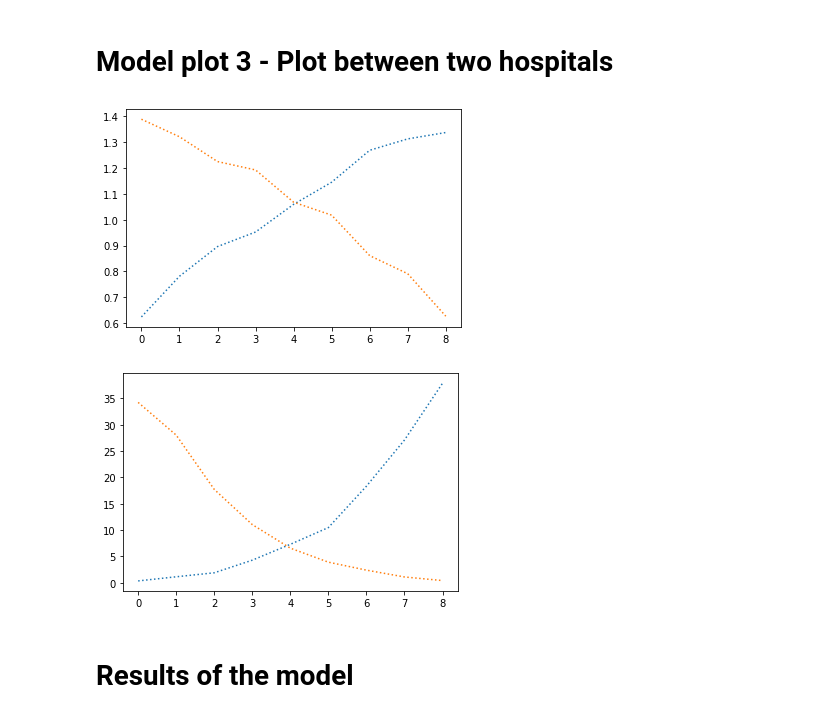
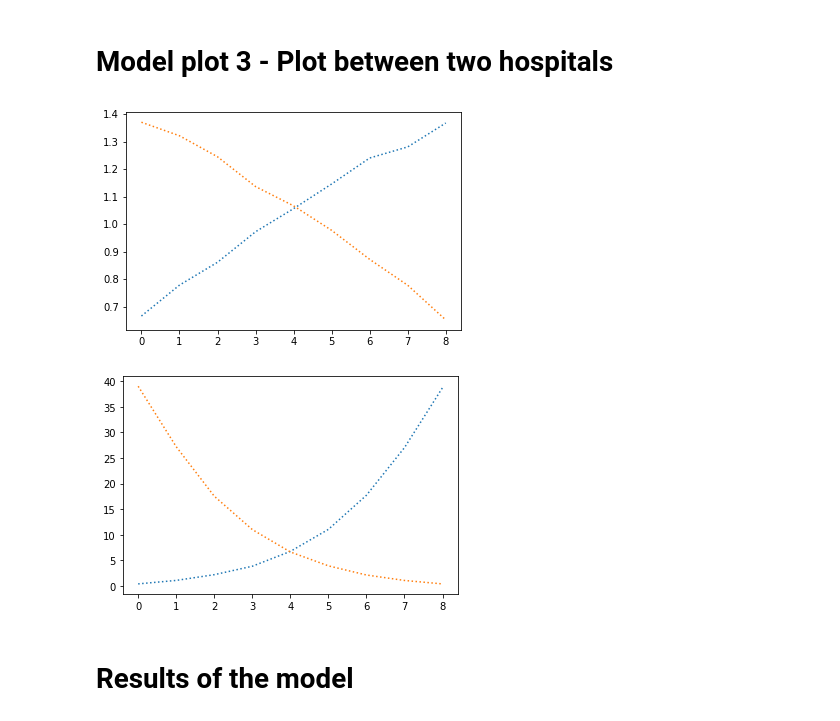
Before and after one commit to MichalisPanayides/AmbulanceDecisionGame, a Jupyter notebook: src/Jupyter/ciw/Experimenting with Ciw.ipynb, the cells around one changed output. Drawn from its saved outputs; the diff is of its cells as text; code cells hidden in the pictures.

Commit message:
Ran Timing Experiments and simulation plots
Plots generated for large number of iterations both on the results and efficiency of the code

```diff
--- a/src/Jupyter/ciw/Experimenting with Ciw.ipynb
+++ b/src/Jupyter/ciw/Experimenting with Ciw.ipynb
@@ -222,8 +221,8 @@ total_capacity = 8   # Number of servers: 8 servers
 threshold = 4        # Threshold of accepting ambulance patients
 
 # Timing Experiment parameters
-num_of_trials = 500      # Number of trials to be considered
-repetition = 15           # Repetition of each trial
+num_of_trials = 1000      # Number of trials to be considered
+repetition = 20           # Repetition of each trial
 method = "Simulation"     # Method to be used (only Simulation available)
 
 times = time_for_different_number_of_trials(lambda_a, lambda_o, mu, total_capacity, threshold, num_of_trials, repetition, method)
@@ -543,7 +542,7 @@ def make_plot_two_hospitals_blocking(lambda_a, lambda_o_1, lambda_o_2, mu_1, mu_
     return blocking_time_plot
 # %%
 lambda_a = 0.1       # Ambulance: 6 arrivals per hour
-trials = 10
+trials = 10000
 
 # Hospital 1 Parameters
 lambda_o_1 = 0.08      # Others: 4.8 arrivals per hour
@@ -557,15 +556,15 @@ mu_2 = 0.03
 total_capacity_2 = 6
 threshold_2 = 4
 # %%
-make_plot_two_hospitals_waiting(lambda_a, lambda_o_1, lambda_o_2, mu_1, mu_2, total_capacity_1, total_capacity_2, threshold_1, threshold_2, 1000)
+make_plot_two_hospitals_waiting(lambda_a, lambda_o_1, lambda_o_2, mu_1, mu_2, total_capacity_1, total_capacity_2, threshold_1, threshold_2, trials)
 plt.show()
 # %% [output]
-[figure, old version]
+[figure, new version]
 # %%
-make_plot_two_hospitals_blocking(lambda_a, lambda_o_1, lambda_o_2, mu_1, mu_2, total_capacity_1, total_capacity_2, threshold_1, threshold_2, 100)
+make_plot_two_hospitals_blocking(lambda_a, lambda_o_1, lambda_o_2, mu_1, mu_2, total_capacity_1, total_capacity_2, threshold_1, threshold_2, trials)
 plt.show()
 # %% [output]
-[figure, old version]
+[figure, new version]
 # %% [markdown]
 # Results of the model
 # %%
```
Also changed, not shown: parts of 12 cells of this notebook, 2 other files.
